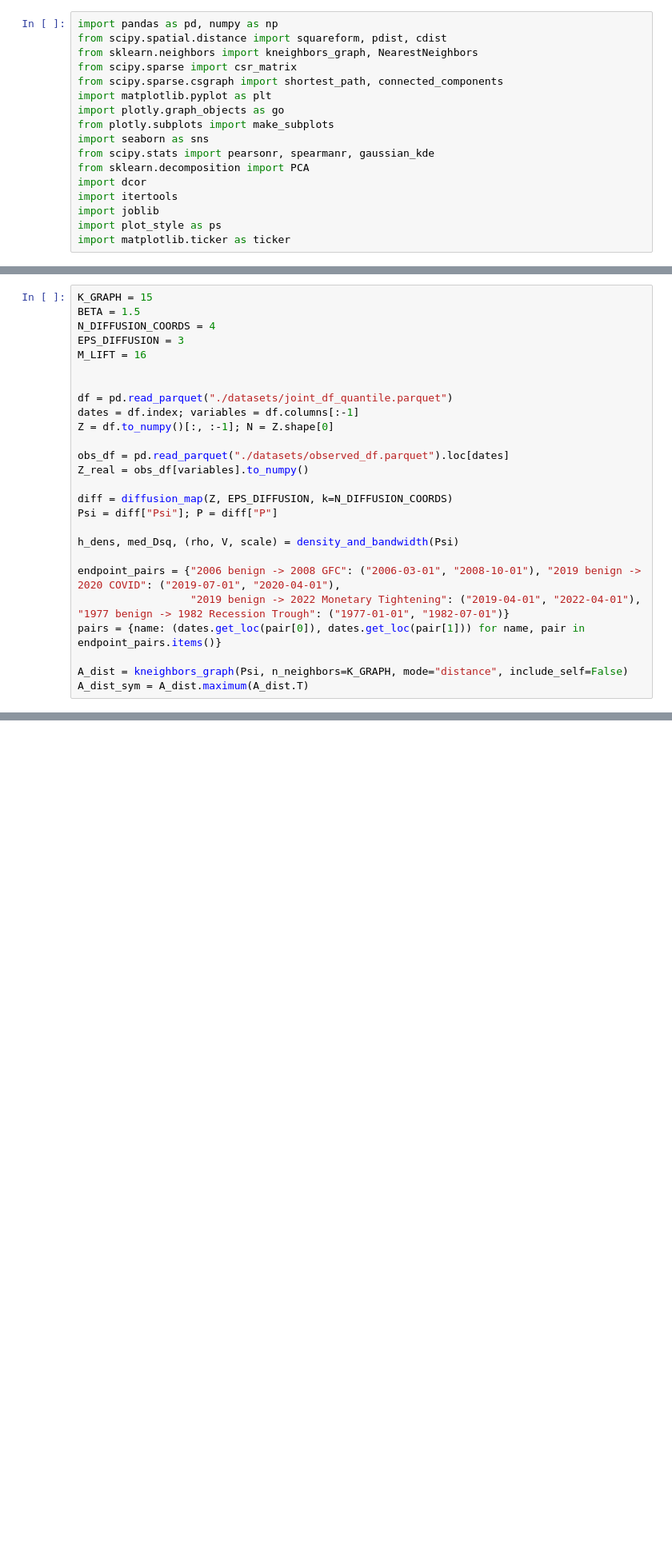
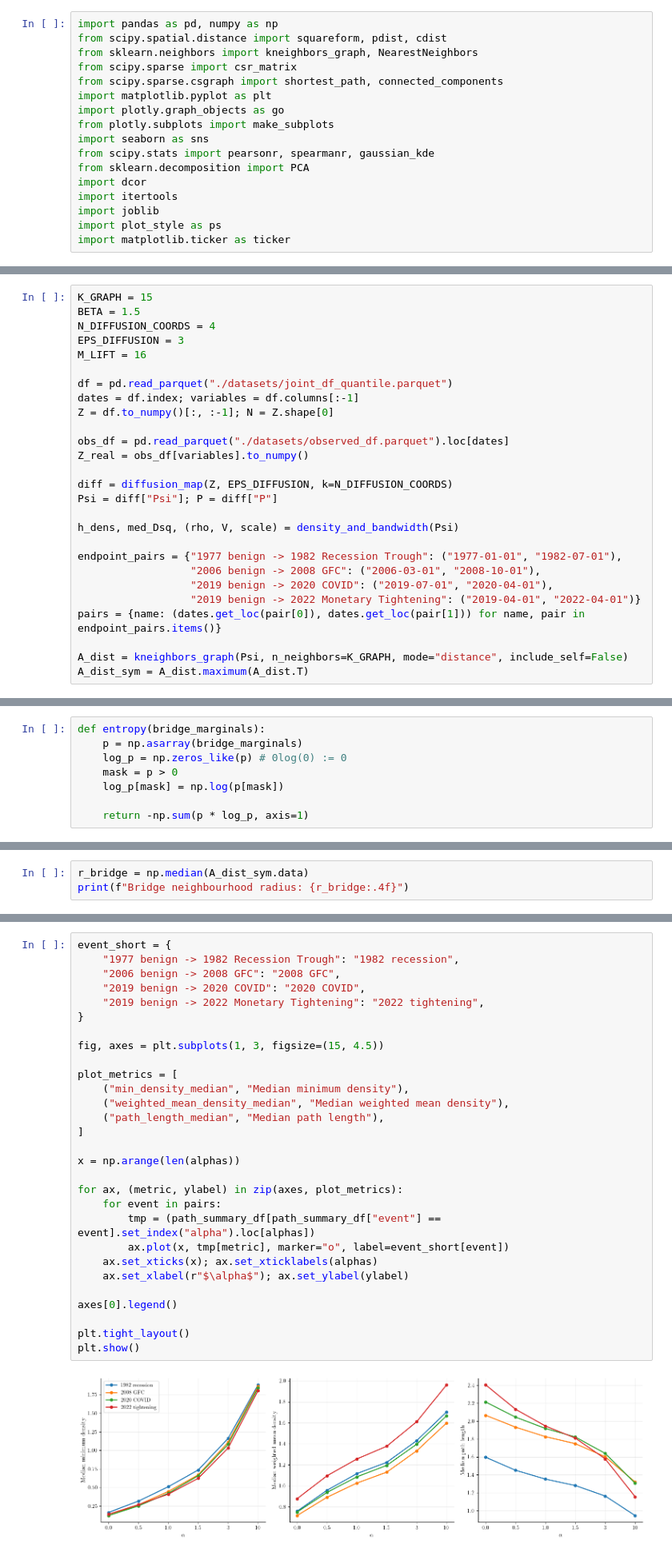
Before and after one commit to adamfowliee/JDKF_Starter, a Jupyter notebook: dissertation_brief/markov_bridge_extension.ipynb, the cells around one changed output, grey strips where cells are left out. Shown at 80% size. Saved outputs shown, nothing was run; the diff lists cells and outputs as text; blank space fills up the shorter version.

```diff
--- a/dissertation_brief/markov_bridge_extension.ipynb
+++ b/dissertation_brief/markov_bridge_extension.ipynb
@@ -84,7 +95,6 @@ BETA = 1.5
 N_DIFFUSION_COORDS = 4
 EPS_DIFFUSION = 3
 M_LIFT = 16
-
 
 df = pd.read_parquet("./datasets/joint_df_quantile.parquet")
 dates = df.index; variables = df.columns[:-1]
@@ -98,8 +108,10 @@ Psi = diff["Psi"]; P = diff["P"]
 
 h_dens, med_Dsq, (rho, V, scale) = density_and_bandwidth(Psi)
 
-endpoint_pairs = {"2006 benign -> 2008 GFC": ("2006-03-01", "2008-10-01"), "2019 benign -> 2020 COVID": ("2019-07-01", "2020-04-01"),
-                  "2019 benign -> 2022 Monetary Tightening": ("2019-04-01", "2022-04-01"), "1977 benign -> 1982 Recession Trough": ("1977-01-01", "1982-07-01")}
+endpoint_pairs = {"1977 benign -> 1982 Recession Trough": ("1977-01-01", "1982-07-01"),
+                  "2006 benign -> 2008 GFC": ("2006-03-01", "2008-10-01"),
+                  "2019 benign -> 2020 COVID": ("2019-07-01", "2020-04-01"),
+                  "2019 benign -> 2022 Monetary Tightening": ("2019-04-01", "2022-04-01")}
 pairs = {name: (dates.get_loc(pair[0]), dates.get_loc(pair[1])) for name, pair in endpoint_pairs.items()}
 
 A_dist = kneighbors_graph(Psi, n_neighbors=K_GRAPH, mode="distance", include_self=False)
@@ -200,0 +329,8 @@ All sampled bridges end at e: True
+# %%
+def entropy(bridge_marginals):
+    p = np.asarray(bridge_marginals)
+    log_p = np.zeros_like(p) # 0log(0) := 0
+    mask = p > 0
+    log_p[mask] = np.log(p[mask])
+
+    return -np.sum(p * log_p, axis=1)
@@ -200,0 +381,3 @@ All sampled bridges end at e: True
+# %%
+r_bridge = np.median(A_dist_sym.data)
+print(f"Bridge neighbourhood radius: {r_bridge:.4f}")
@@ -200,0 +448,31 @@ All sampled bridges end at e: True
+# %%
+event_short = {
+    "1977 benign -> 1982 Recession Trough": "1982 recession",
+    "2006 benign -> 2008 GFC": "2008 GFC",
+    "2019 benign -> 2020 COVID": "2020 COVID",
+    "2019 benign -> 2022 Monetary Tightening": "2022 tightening",
+}
+
+fig, axes = plt.subplots(1, 3, figsize=(15, 4.5))
+
+plot_metrics = [
+    ("min_density_median", "Median minimum density"),
+    ("weighted_mean_density_median", "Median weighted mean density"),
+    ("path_length_median", "Median path length"),
+]
+
+x = np.arange(len(alphas))
+
+for ax, (metric, ylabel) in zip(axes, plot_metrics):
+    for event in pairs:
+        tmp = (path_summary_df[path_summary_df["event"] == event].set_index("alpha").loc[alphas])
+        ax.plot(x, tmp[metric], marker="o", label=event_short[event])
+    ax.set_xticks(x); ax.set_xticklabels(alphas)
+    ax.set_xlabel(r"$\alpha$"); ax.set_ylabel(ylabel)
+
+axes[0].legend()
+
+plt.tight_layout()
+plt.show()
+# %% [output]
+[figure, added]
```
Also changed, not shown: parts of 29 cells of this notebook, 8 other files.
